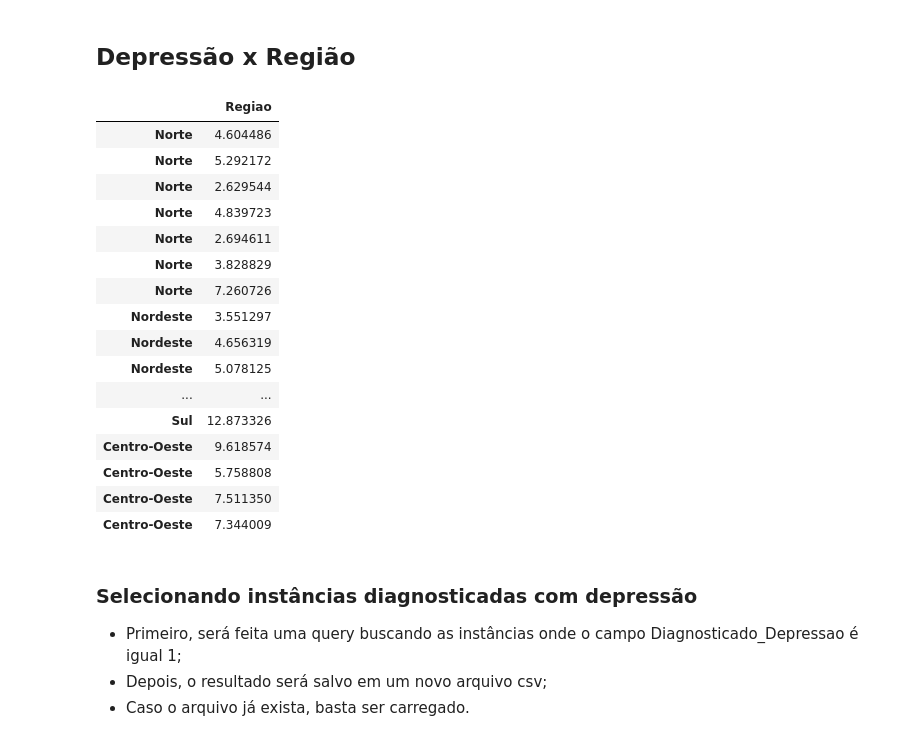
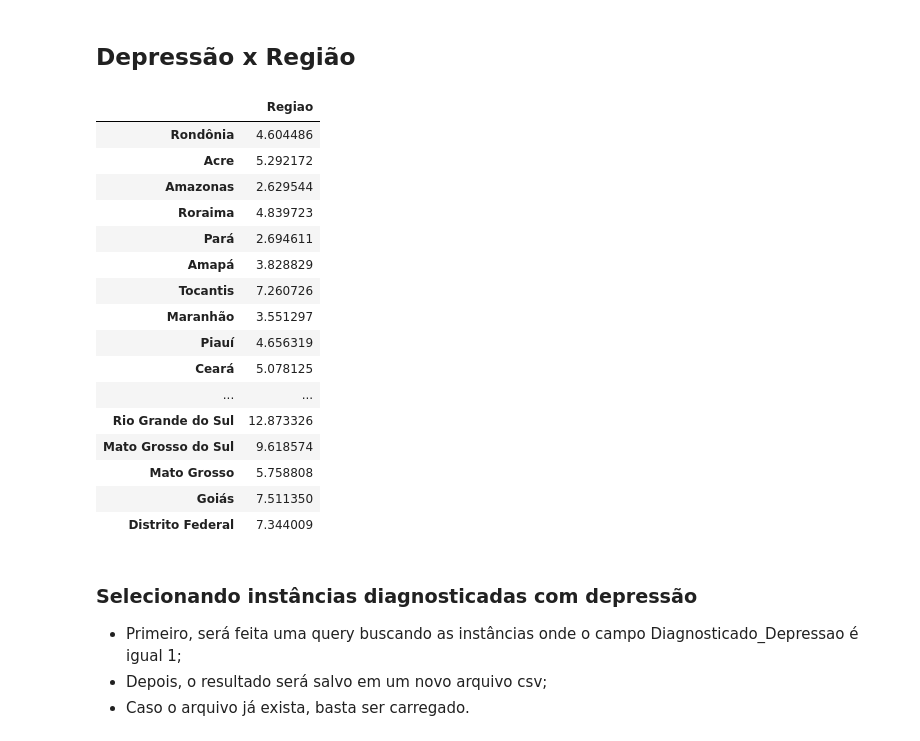
Before and after one commit to luigidcsoares/data-science-ibge, a Jupyter notebook: notebook/preprocessing.ipynb, the cells around one changed output. Saved outputs shown, nothing was run; the diff lists cells and outputs as text; code cells hidden in the pictures.

```diff
--- a/notebook/preprocessing.ipynb
+++ b/notebook/preprocessing.ipynb
@@ -448,35 +448,35 @@ df_full.shape
 # %%
 a = df_full.query('Diagnosticado_Depressao == 1')['Regiao'].value_counts()
 b = df_full.query('Diagnosticado_Depressao == 1 | Diagnosticado_Depressao == 2')['Regiao'].value_counts()
 c = ((a / b) * 100)
 cols = {
-    11: 'Norte', 12: 'Norte', 13: 'Norte', 14: 'Norte', 15: 'Norte', 16: 'Norte', 17: 'Norte',
-    21: 'Nordeste', 22: 'Nordeste', 23: 'Nordeste', 24: 'Nordeste', 25: 'Nordeste', 26: 'Nordeste',
-    27: 'Nordeste', 28: 'Nordeste', 29: 'Nordeste',
-    31: 'Sudeste', 32: 'Sudeste', 33: 'Sudeste', 35: 'Sudeste',
-    41: 'Sul', 42: 'Sul', 43: 'Sul',
-    50: 'Centro-Oeste', 51: 'Centro-Oeste', 52: 'Centro-Oeste', 53: 'Centro-Oeste'
+    11: 'Rondônia', 12: 'Acre', 13: 'Amazonas', 14: 'Roraima', 15: 'Pará', 16: 'Amapá', 17: 'Tocantis',
+    21: 'Maranhão', 22: 'Piauí', 23: 'Ceará', 24: 'Rio Grande do Norte', 25: 'Paraíba', 26: 'Pernambuco',
+    27: 'Alagoas', 28: 'Sergipe', 29: 'Bahia',
+    31: 'Minas Gerais', 32: 'Espírito Santo', 33: 'Rio de Janeiro', 35: 'São Paulo',
+    41: 'Paraná', 42: 'Santa Catarina', 43: 'Rio Grande do Sul',
+    50: 'Mato Grosso do Sul', 51: 'Mato Grosso', 52: 'Goiás', 53: 'Distrito Federal'
 }
 
 select(c.to_frame().transpose(), cols).transpose()
 # %% [output]
 |  | Regiao |
-| Norte | 4.604486 |
-| Norte | 5.292172 |
-| Norte | 2.629544 |
-| Norte | 4.839723 |
-| Norte | 2.694611 |
-| Norte | 3.828829 |
-| Norte | 7.260726 |
-| Nordeste | 3.551297 |
-| Nordeste | 4.656319 |
-| Nordeste | 5.078125 |
+| Rondônia | 4.604486 |
+| Acre | 5.292172 |
+| Amazonas | 2.629544 |
+| Roraima | 4.839723 |
+| Pará | 2.694611 |
+| Amapá | 3.828829 |
+| Tocantis | 7.260726 |
+| Maranhão | 3.551297 |
+| Piauí | 4.656319 |
+| Ceará | 5.078125 |
 | ... | ... |
-| Sul | 12.873326 |
-| Centro-Oeste | 9.618574 |
-| Centro-Oeste | 5.758808 |
-| Centro-Oeste | 7.511350 |
-| Centro-Oeste | 7.344009 |
+| Rio Grande do Sul | 12.873326 |
+| Mato Grosso do Sul | 9.618574 |
+| Mato Grosso | 5.758808 |
+| Goiás | 7.511350 |
+| Distrito Federal | 7.344009 |
 # %% [markdown]
 ### Selecionando instâncias diagnosticadas com depressão
 
```
Also changed, not shown: parts of 13 cells of this notebook, 1 other file.
